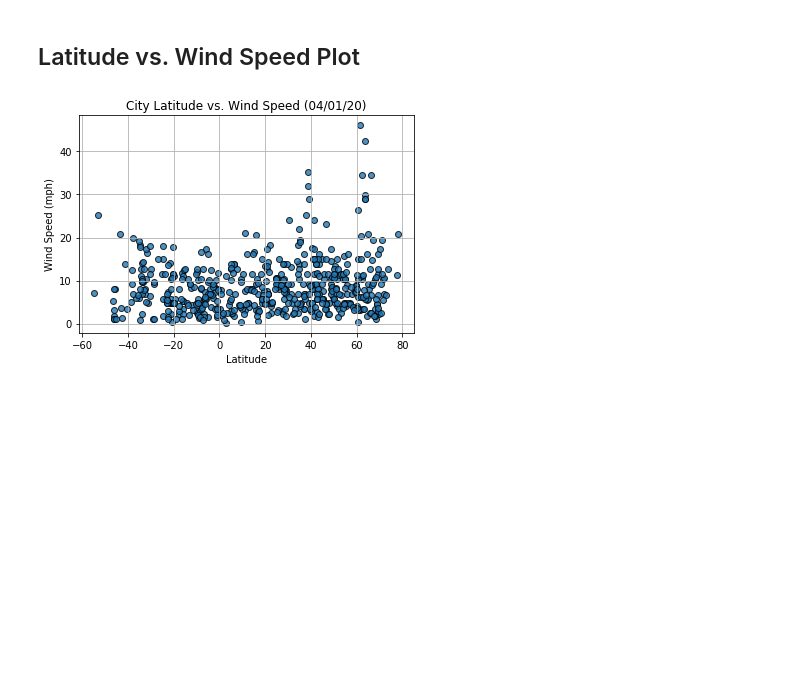
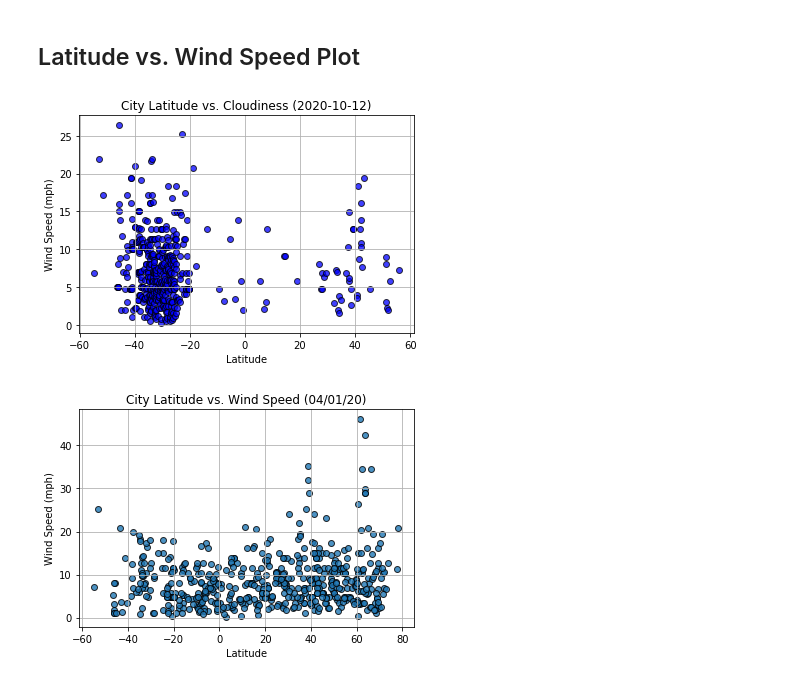
Before and after one commit to RebelDroid09/api-challenge, a Jupyter notebook: WeatherPy/WeatherPy.ipynb, the cells around one changed output. Cells and saved outputs as stored; diff of their text form; code cells hidden in the pictures; blank space fills up the shorter version.

```diff
--- a/WeatherPy/WeatherPy.ipynb
+++ b/WeatherPy/WeatherPy.ipynb
@@ -221,12 +254,15 @@ plt.show()
 # %% [markdown]
 ## Latitude vs. Wind Speed Plot
 # %%
-plt.scatter(newCheckedHumidityList['Lat'], newCheckedHumidityList['Wind Speed'], marker="o", facecolors="blue", edgecolors="black",
-            s=x_axis, alpha=0.75)
+plt.scatter(sortedHumidityData['Lat'], sortedHumidityData['Wind Speed'], marker="o", facecolors="blue", edgecolors="black",
+            alpha=0.75)
 plt.title("City Latitude vs. Cloudiness (" + datetime.today().strftime('%Y-%m-%d') + ')')
-plt.xlabel("Wind Speed (mph)")
-plt.ylabel("Latitude")
+plt.ylabel("Wind Speed (mph)")
+plt.xlabel("Latitude")
+plt.grid()
 plt.show()
+# %% [output]
+[figure, added]
 # %%
 # %% [output]
 [figure]
```
Also changed, not shown: parts of 9 cells of this notebook.
